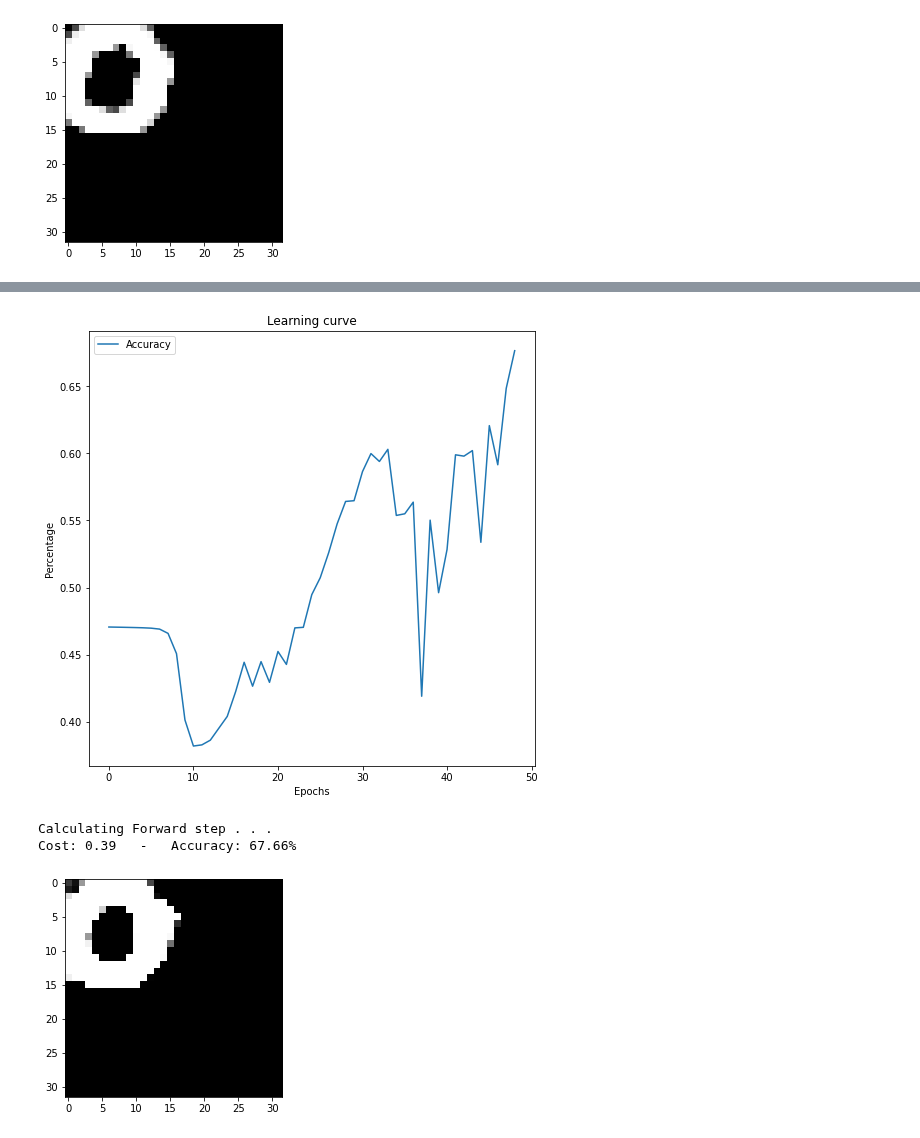
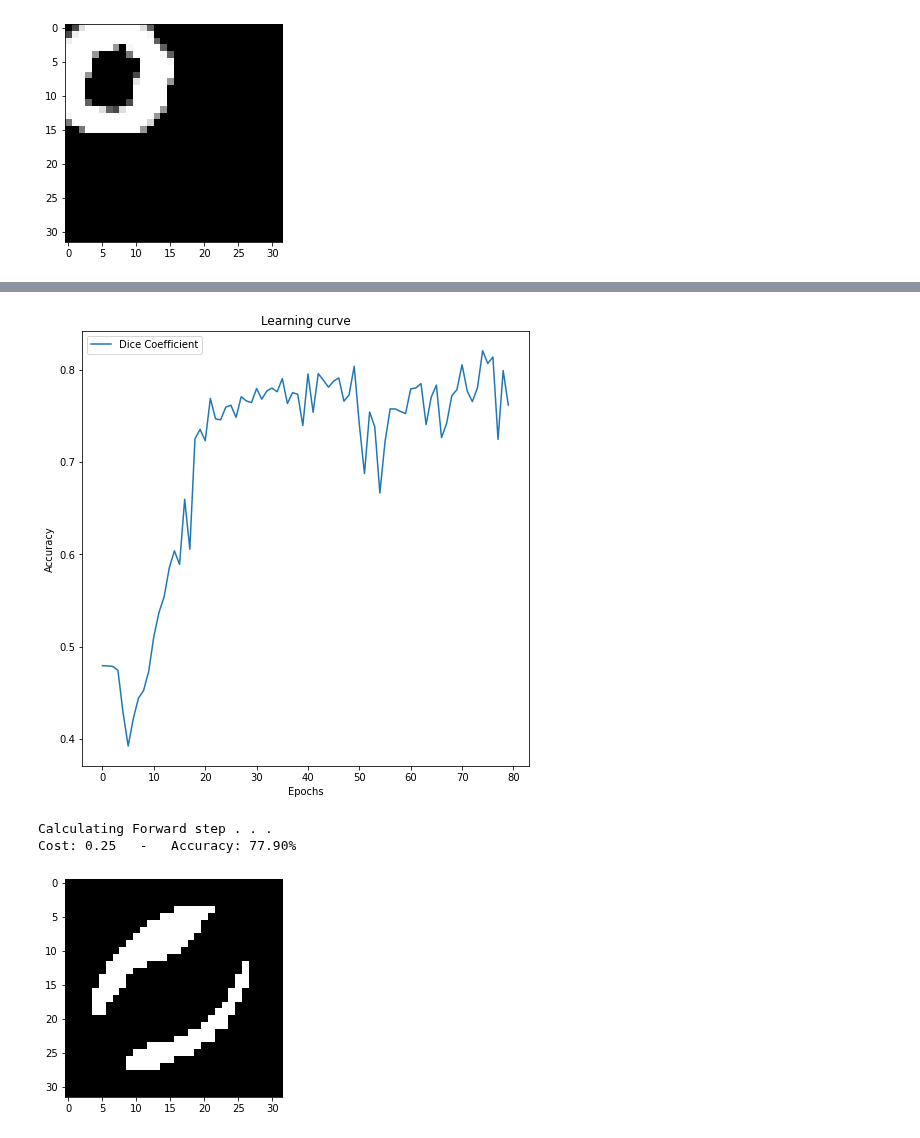
Before and after one commit to labis7/UNET-Using-Numpy, a Jupyter notebook: U-Net - Numpy - Small Version2.ipynb, the cells around one changed output, grey strips where cells are left out. Drawn from its saved outputs; the diff is of its cells as text; code cells hidden in the pictures.

```diff
--- a/U-Net - Numpy - Small Version2.ipynb
+++ b/U-Net - Numpy - Small Version2.ipynb
@@ -51,7 +51,7 @@ def mnist(path=None):
         folder = path + "/images/"
         onlyfiles = [cv2.resize(cv2.cvtColor(image.imread(folder+f), cv2.COLOR_RGB2GRAY),(32, 32)) for f in os.listdir(folder)]
         pixels = np.array(onlyfiles).reshape(-1,1,32,32).astype('float32')#/255
-        return pixels[:1,:,:,:]
+        return pixels[:2,:,:,:]
 
     def _labels(path):
         """Return labels loaded locally."""
@@ -60,21 +60,35 @@ def mnist(path=None):
         onlyfiles = [cv2.resize(cv2.cvtColor(image.imread(folder+f), cv2.COLOR_RGB2GRAY),(32, 32)) for f in os.listdir(folder)]
         #onlyfiles = [cv2.resize(image.imread(folder+f),(32, 32)) for f in os.listdir(folder)]
         pixels = np.array(onlyfiles).reshape(-1,1,32,32).astype('float32') #/255
-        return pixels[:1,:,:,:]
+        return pixels[:2,:,:,:]
+
+    def _t_images(path):
+        """Return images loaded locally."""
+        folder = path + "/t_images/"
+        onlyfiles = [cv2.resize(cv2.cvtColor(image.imread(folder+f), cv2.COLOR_RGB2GRAY),(32, 32)) for f in os.listdir(folder)]
+        pixels = np.array(onlyfiles).reshape(-1,1,32,32).astype('float32')#/255
+        return pixels[0:2,:,:,:]
+    def _t_labels(path):
+        """Return labels loaded locally."""
+
+        folder = path + "/t_labels/"
+        onlyfiles = [cv2.resize(cv2.cvtColor(image.imread(folder+f), cv2.COLOR_RGB2GRAY),(32, 32)) for f in os.listdir(folder)]
+        #onlyfiles = [cv2.resize(image.imread(folder+f),(32, 32)) for f in os.listdir(folder)]
+        pixels = np.array(onlyfiles).reshape(-1,1,32,32).astype('float32') #/255
+        return pixels[0:2,:,:,:]
+
     print("Train Images : Loading . . .")
     train_images = _images(path)
     print("Train Labels : Loading . . .")
     train_labels = _labels(path)
-    """"
     print("Test Images  : Loading . . .")
-    test_images = _images(os.path.join(path, files[2]))
+    test_images = _t_images(path)
     print("Test Labels  : Loading . . .")
-    test_labels = _labels(os.path.join(path, files[3]))
-    """
+    test_labels = _t_labels(path)
     print("Done!")
-    return train_images, train_labels #, test_images, test_labels
+    return train_images, train_labels , test_images, test_labels
 # %%
-train_images, train_labels= mnist()  #, test_images, test_labels
+train_images, train_labels, test_images, test_labels= mnist()  #, test_images, test_labels
 # %% [output]
 Train Images : Loading . . .
 Train Labels : Loading . . .
@@ -596,6 +616,8 @@ def Validate(X, Y, params):
             #label crop is needed
             #Y_t_b = crop(Y_t[b], Y_hat.shape[1])
             #plt.imshow(Y_hat.squeeze(), cmap=plt.get_cmap('gray'), vmin=0, vmax=1);
+            Y_hat[Y_hat>0.5]=1
+            Y_hat[Y_hat<0.5]=0
             plt.imshow(Y_hat.squeeze(), cmap='Greys_r');
             cost_,accuracy_ = Dice_Coef(Y_hat, Y_t[b])#Cross_Entropy(Y_hat, Y_t[b])
             cost = cost_
@@ -1095,7 +1126,7 @@ gc.collect()
 
 #By tuning LR helps with eliminating big jumps of the accuracy.
 #Its important to make SMALL adjustment to LR so you can find the right spot
-params_values, accuracy_history = train(train_images, train_labels, 60, 0.008, 0) #0.05 stable LR
+params_values, accuracy_history, accuracy_history2 = train(train_images, train_labels, 80, 0.008, 0) #0.05 stable LR
 # %% [output]
 Dropout Disabled!
 Epoch: {1}
@@ -1118,45 +1149,46 @@ Image: 1/1
 # %%
 plt.figure(figsize=(8, 8))
 plt.title("Learning curve")
-plt.plot(accuracy_history, label="Accuracy")
+plt.plot(accuracy_history, label="Dice Coefficient")
+#plt.plot(accuracy_history2, label="Pixel-Wise CE")
 #plt.plot(results.history["val_loss"], label="val_loss")
 #plt.plot( np.argmin(results.history["val_loss"]), np.min(results.history["val_loss"]), marker="x", color="r", label="best model")
 plt.xlabel("Epochs")
-plt.ylabel("Percentage")
+plt.ylabel("Accuracy")
 plt.legend();
 # %% [output]
-[figure, old version]
+[figure, new version]
 # %%
 ###### Prediction ######
-Validate(train_images, train_labels, params_values);
+Validate(train_images[0:1,:,:,:], train_labels[0:1,:,:,:], params_values);
 pass
 """
 Yt = test_labels.T
 temp1 = []
 for i in range(Yt.shape[1]):
         for j in range(Yt.shape[0]):
             if(Yt[j][i]==1):
                 temp1.append(j)
 Yt=np.array(temp1)
 Y_test_hat, _ = full_forward_propagation(np.transpose(test_images), params_values, NN_ARCHITECTURE)#multiple?!
 
 Yht = np.array(Y_test_hat.T)
 #x_log=np.log( np.exp(Yh) / np.sum(np.exp(Yh), axis = 1) )  #(60000,10) , we need to add along columns so we get sum of 1 on every example-row
 num = np.exp(Yht)
 den = np.sum(np.exp(Yht), axis = 1)
 for i in range(Yht.shape[0]): #60000
                 #for j in range(Yh.shape[1]): #10
                 Yht[i][:] = np.log(num[i][:] / den[i])
 
 #cost = get_cost_value(Yht, Yt)
 
 #cost_history.append(cost)
 accuracy = get_accuracy_value(Y_test_hat, test_labels.T)
 #accuracy_history.append(accuracy)
 print("Accuracy: {:.5f}%".format( accuracy*100))
 """
 pass
 # %% [output]
 Calculating Forward step . . .
-Cost: 0.39   -   Accuracy: 67.66%
+Cost: 0.25   -   Accuracy: 77.90%
-[figure, old version]
+[figure, new version]
```
Also changed, not shown: parts of 7 cells of this notebook.
